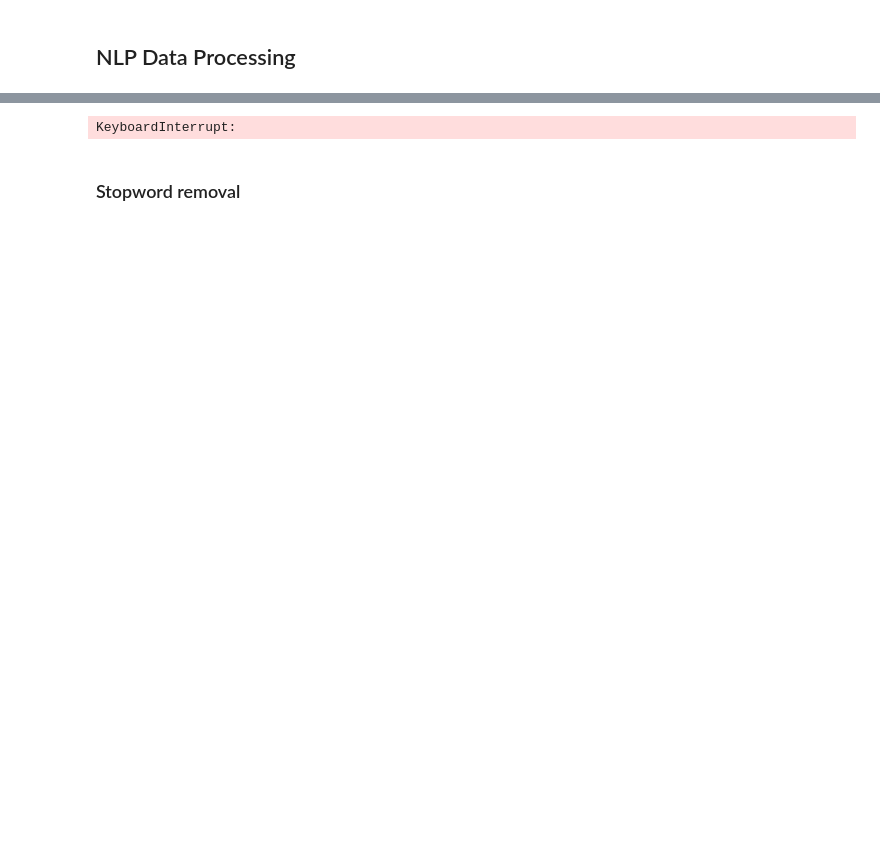
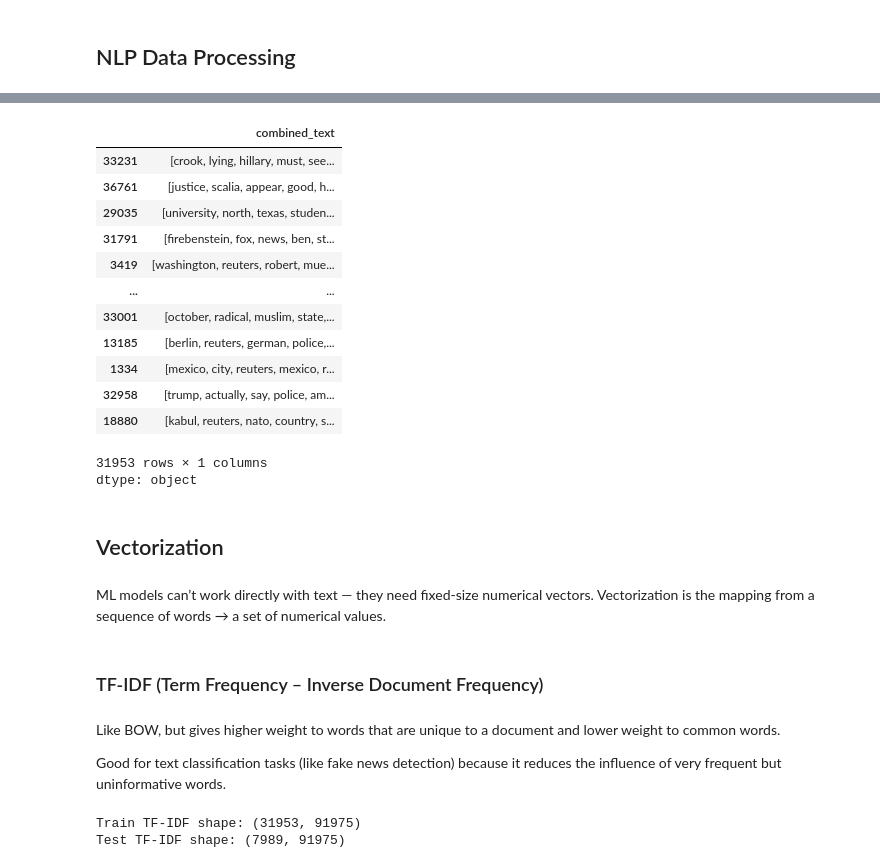
Before and after one commit to AyushGarla/AI-Powered-Fake-News-Detection-using-NLP-Machine-Learning, a Jupyter notebook: NLP_Project.ipynb, the cells around one changed output, grey strips where cells are left out. Saved outputs shown, nothing was run; the diff lists cells and outputs as text; code cells hidden in the pictures; blank space fills up the shorter version.

```diff
--- a/NLP_Project.ipynb
+++ b/NLP_Project.ipynb
@@ -65,10 +163,27 @@ print(X_train.shape, X_test.shape)
+# %%
+# Keep common negations
+STOPWORDS = set(stopwords.words('english')) - {'no', 'nor', 'not'}
+LEMMATIZER = WordNetLemmatizer()
+
+def _wn_pos(treebank_tag):
+    if treebank_tag.startswith('J'):
+        return wordnet.ADJ
+    if treebank_tag.startswith('V'):
+        return wordnet.VERB
+    if treebank_tag.startswith('N'):
+        return wordnet.NOUN
+    if treebank_tag.startswith('R'):
+        return wordnet.ADV
+    return wordnet.NOUN
 # %%
-def do_tokenization(text):
-    return word_tokenize(text)
+def nlp_preprocess_text(text: str):
+    tokens = word_tokenize(text)                          # tokenize
+    tokens = [t for t in tokens if t not in STOPWORDS]    # remove stopwords
+    pos_tags = pos_tag(tokens)                            # lemmatize with POS
+    lemmas = [LEMMATIZER.lemmatize(w, _wn_pos(p)) for w, p in pos_tags]
 
-X_train_clean = X_train.apply(do_tokenization)
-X_test_clean = X_test.apply(do_tokenization)
+    return lemmas
+
+# Apply to splits
+X_train_clean2 = X_train_clean.apply(nlp_preprocess_text)
+X_test_clean2  = X_test_clean.apply(nlp_preprocess_text)
-# %% [output]
-KeyboardInterrupt:
-# %% [markdown]
-### Stopword removal
@@ -82,0 +190,46 @@ X_test_clean = X_test_clean.apply(remove_stopwords)
+# %%
+X_train_clean2
+# %% [output]
+|  | combined_text |
+| 33231 | [crook, lying, hillary, must, see... |
+| 36761 | [justice, scalia, appear, good, h... |
+| 29035 | [university, north, texas, studen... |
+| 31791 | [firebenstein, fox, news, ben, st... |
+| 3419 | [washington, reuters, robert, mue... |
+| ... | ... |
+| 33001 | [october, radical, muslim, state,... |
+| 13185 | [berlin, reuters, german, police,... |
+| 1334 | [mexico, city, reuters, mexico, r... |
+| 32958 | [trump, actually, say, police, am... |
+| 18880 | [kabul, reuters, nato, country, s... |
+31953 rows × 1 columns
+dtype: object
+# %% [markdown]
+## Vectorization
+# %% [markdown]
+ML models can’t work directly with text — they need fixed-size numerical vectors.
+Vectorization is the mapping from a sequence of words → a set of numerical values.
+# %% [markdown]
+### TF-IDF (Term Frequency – Inverse Document Frequency)
+# %% [markdown]
+
+
+Like BOW, but gives higher weight to words that are unique to a document and lower weight to common words.
+
+Good for text classification tasks (like fake news detection) because it reduces the influence of very frequent but uninformative words.
+# %%
+
+def tfidf_vectorize(X_train_tokens, X_test_tokens):
+    X_train_ready = X_train_tokens.apply(lambda toks: " ".join(toks))
+    X_test_ready  = X_test_tokens.apply(lambda toks: " ".join(toks))
+    vectorizer = TfidfVectorizer()
+    X_train_tfidf = vectorizer.fit_transform(X_train_ready)
+    X_test_tfidf  = vectorizer.transform(X_test_ready)
+    return X_train_tfidf, X_test_tfidf, vectorizer
+
+X_train_tfidf, X_test_tfidf, tfidf_vectorizer = tfidf_vectorize(X_train_clean2, X_test_clean2)
+print("Train TF-IDF shape:", X_train_tfidf.shape)
+print("Test TF-IDF shape:", X_test_tfidf.shape)
+# %% [output]
+Train TF-IDF shape: (31953, 91975)
+Test TF-IDF shape: (7989, 91975)
```
Also changed, not shown: parts of 40 cells of this notebook.
